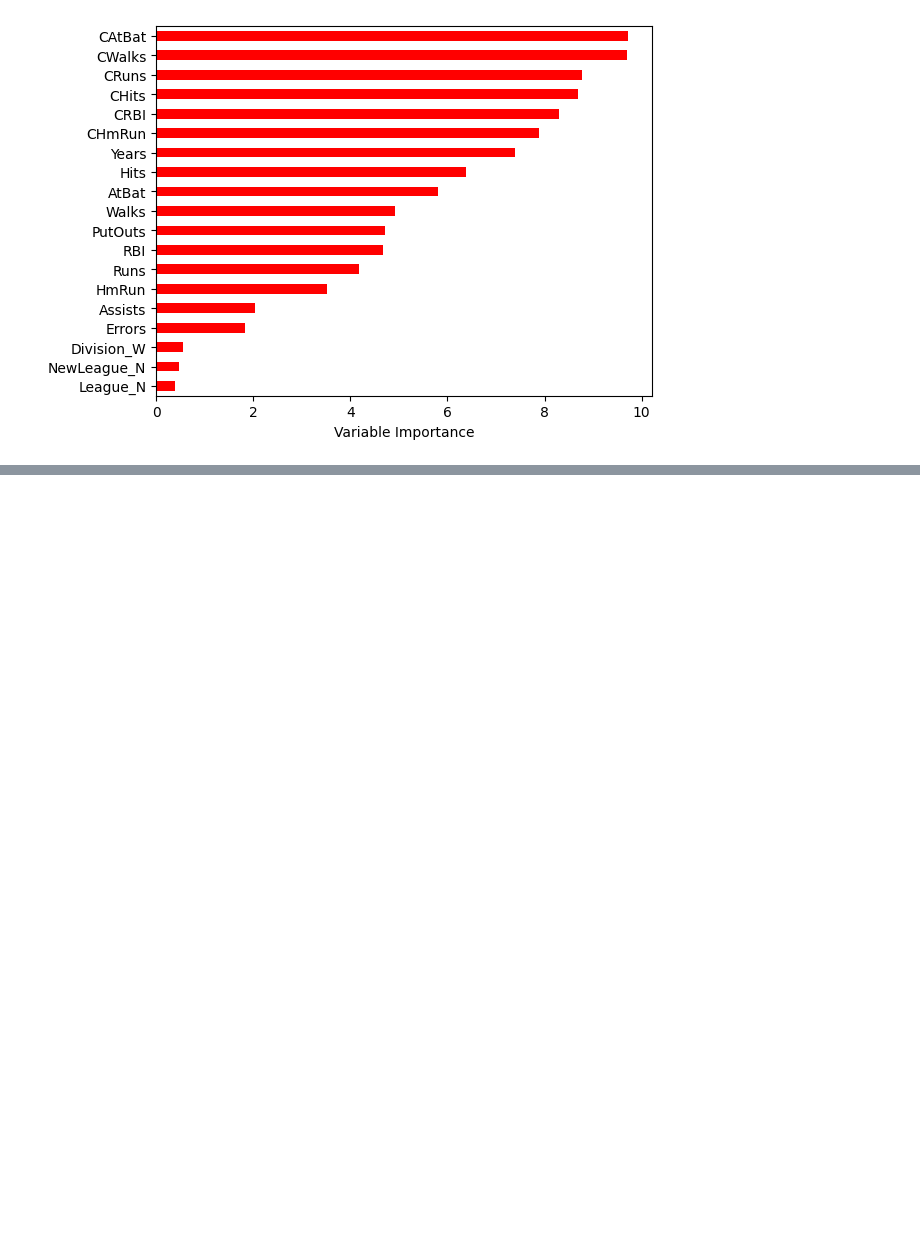
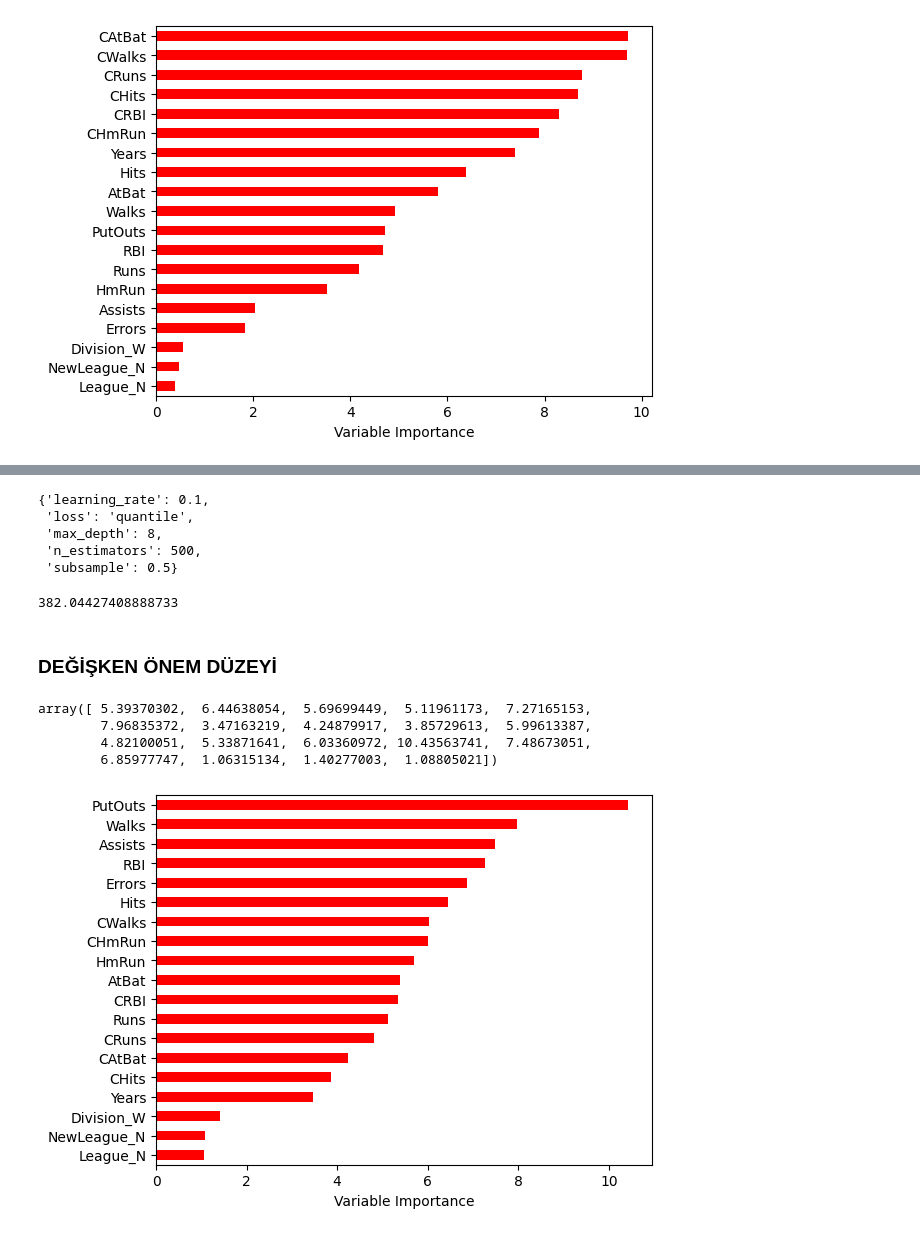
Before and after one commit to giraydorukyurt7/Data_Science-And-Artificial_Intelligence-Journeys, a Jupyter notebook: Machine_Learning/non-linear_regression/non-linear_regression.ipynb, the cells around one changed output, grey strips where cells are left out. Cells and saved outputs as stored; diff of their text form; code cells hidden in the pictures; blank space fills up the shorter version.

Commit message:
GBM, XGBoost, Light GBM, CatBoost

```diff
--- a/Machine_Learning/non-linear_regression/non-linear_regression.ipynb
+++ b/Machine_Learning/non-linear_regression/non-linear_regression.ipynb
@@ -677,0 +688,13 @@ plt.gca().legend_ = None
+# %%
+df  = pd.read_csv("../linear_regression/Hitters.csv")                            #veriyi oku
+df  = df.dropna()                                           #eksik değerleri at
+dms = pd.get_dummies(df[["League","Division","NewLeague"]]) # Kategorik değişkenleri dummy değişkenlere dönüştür
+                                                            # Bu adım, kategorik değişkenlerin sağladığı bilgiyi daha iyi alabilmek için one-hot encoding uygular
+Y   = df["Salary"]                                          # bağımlı değişken
+X_  = df.drop(["Salary","League","Division","NewLeague"], axis=1).astype("float64") #kategorik ve bağımlı değişkeni çıkartarak X_ değişkenine atadık.
+X   = pd.concat([X_,dms[["League_N","Division_W","NewLeague_N"]]],axis=1)           # Bağımsız değişkenlerin son halini oluşturmak için,
+                                                                                    # dummy değişkenleri (kategorik değişkenlerin dönüştürülmüş halleri) X_'e ekle
+X_train, X_test, Y_train, Y_test = train_test_split(X,
+                                                    Y,
+                                                    test_size=0.25,
+                                                    random_state=42) # %25 test için ayrıldı.
@@ -677,0 +792,42 @@ plt.gca().legend_ = None
+# %%
+gbm_cv_model.best_params_
+# %% [output]
+{'learning_rate': 0.1,
+ 'loss': 'quantile',
+ 'max_depth': 8,
+ 'n_estimators': 500,
+ 'subsample': 0.5}
+# %%
+gbm_tuned_model = GradientBoostingRegressor(learning_rate = 0.1,
+                                            loss          = 'quantile',
+                                            max_depth     = 8,
+                                            n_estimators  = 500,
+                                            subsample     = 0.5
+                                            ).fit(X_train,Y_train)
+# %%
+y_pred = gbm_tuned_model.predict(X_test)
+np.sqrt(mean_squared_error(Y_test,y_pred))
+# %% [output]
+382.04427408888733
+# %% [markdown]
+### DEĞİŞKEN ÖNEM DÜZEYİ
+# %%
+gbm_tuned_model.feature_importances_*100
+# %% [output]
+array([ 5.39370302,  6.44638054,  5.69699449,  5.11961173,  7.27165153,
+        7.96835372,  3.47163219,  4.24879917,  3.85729613,  5.99613387,
+        4.82100051,  5.33871641,  6.03360972, 10.43563741,  7.48673051,
+        6.85977747,  1.06315134,  1.40277003,  1.08805021])
+# %%
+Importance = pd.DataFrame({"Importance":gbm_tuned_model.feature_importances_*100},
+                          index=X_train.columns)
+
+Importance.sort_values(by ="Importance",
+                       axis=0,
+                       ascending=True).plot(kind="barh",
+                                            color ="r")
+
+plt.xlabel("Variable Importance")
+plt.gca().legend_ = None
+# %% [output]
+[figure, added]
```
Also changed, not shown: parts of 82 cells of this notebook, 4 other files.
